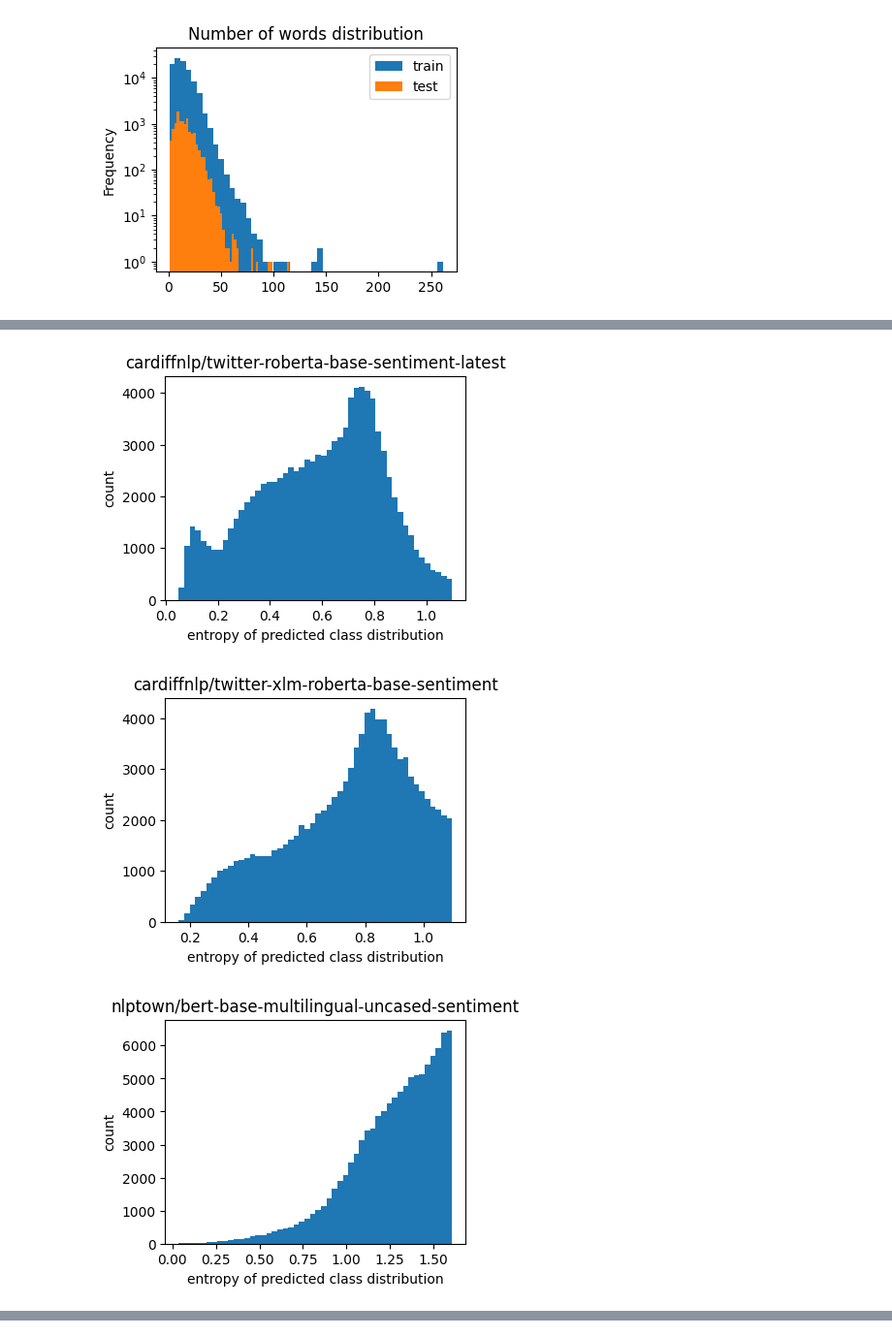
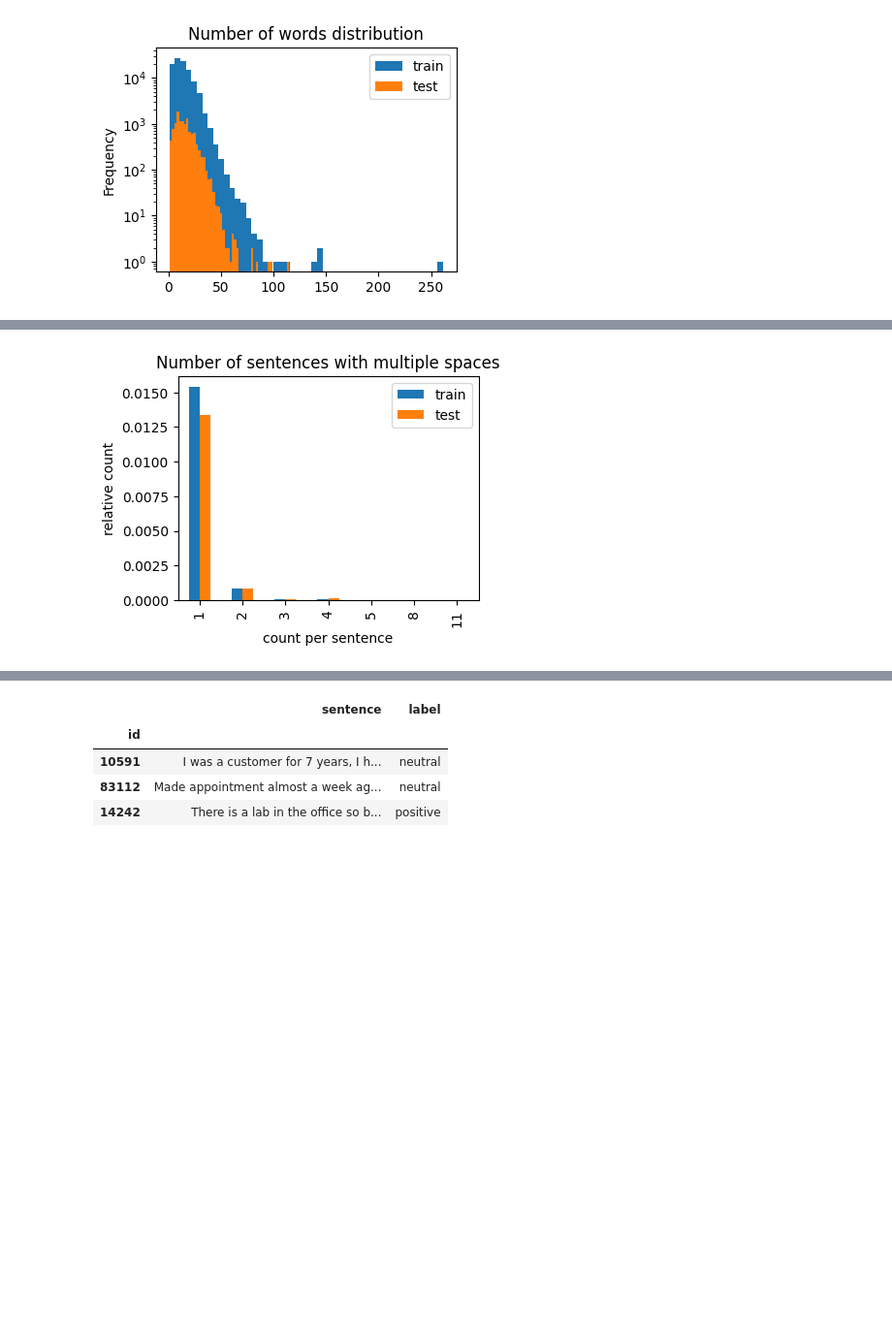
Before and after one commit to tavis-siebert/CIL-2025, a Jupyter notebook: notebooks/data_analysis.ipynb, the cells around one changed output, grey strips where cells are left out. Shown at 97% size. Saved outputs shown, nothing was run; the diff lists cells and outputs as text; code cells hidden in the pictures; blank space fills up the shorter version.

```diff
--- a/notebooks/data_analysis.ipynb
+++ b/notebooks/data_analysis.ipynb
@@ -188,18 +200,7 @@ for model_name in SENTIMENT_MODEL_NAMES:
 # %%
-def analyze_prediction_entropy(model_name):
-    predictions = load_predictions(model_name)
-
-    # plot distribution of predicted class distribution entropy
-    entropy = np.sum(predictions * -np.log(predictions), axis=1)
-    pd.Series(entropy).plot.hist(bins=50)
-    plt.title(model_name)
-    plt.xlabel("entropy of predicted class distribution")
-    plt.ylabel("count")
-    plt.show()
-
-for model_name in SENTIMENT_MODEL_NAMES:
-    analyze_prediction_entropy(model_name)
+analyze_syntax(
+    lambda df: df.str.count(r"[ ]{2,}"),
+    "multiple spaces",
+)
 # %% [output]
-[figure, old version]
+[figure, new version]
-[figure, removed]
-[figure, removed]
@@ -208 +207,6 @@ for model_name in SENTIMENT_MODEL_NAMES:
+|  | sentence | label |
+| id |  |  |
+| 10591 | I was a customer for 7 years, I h... | neutral |
+| 83112 | Made appointment almost a week ag... | neutral |
+| 14242 | There is a lab in the office so b... | positive |
 # %%
```
Also changed, not shown: parts of 28 cells of this notebook.
